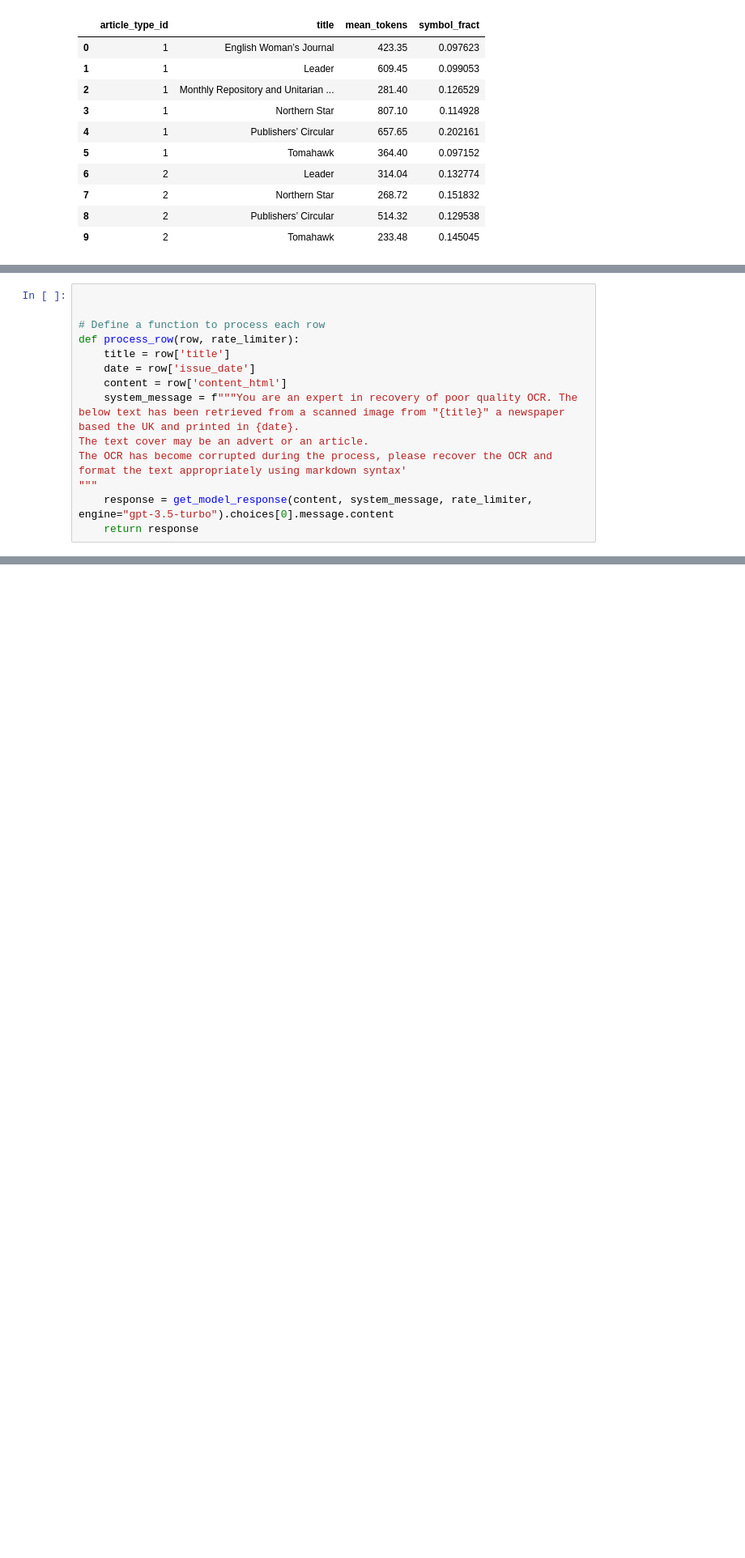
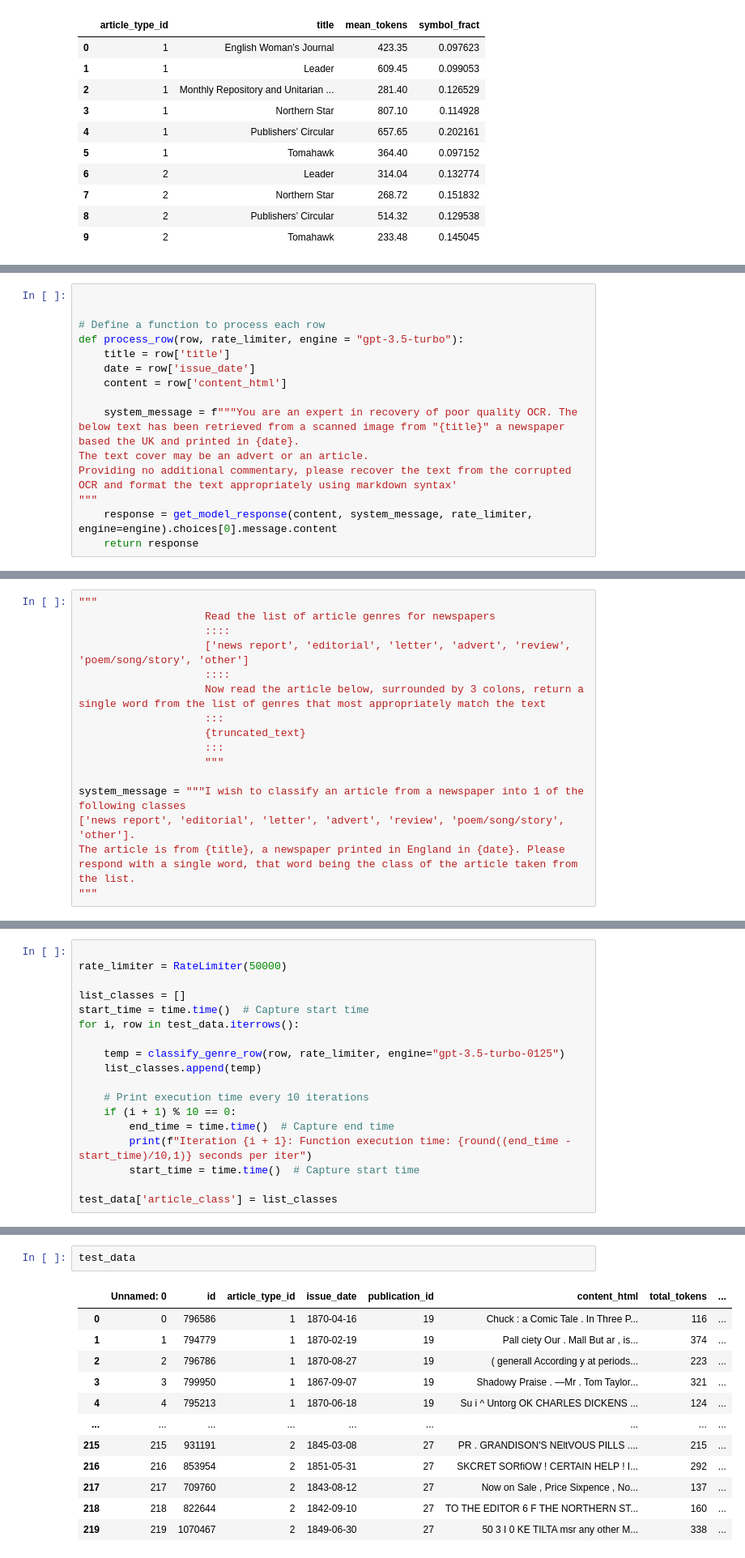
Before and after one commit to JonnoB/redigitalize, a Jupyter notebook: create_test_set.ipynb, the cells around one changed output, grey strips where cells are left out. Shown at 81% size. Cells and saved outputs as stored; diff of their text form; blank space fills up the shorter version.

```diff
--- a/create_test_set.ipynb
+++ b/create_test_set.ipynb
@@ -145,13 +183,14 @@ test
 
 
 # Define a function to process each row
-def process_row(row, rate_limiter):
+def process_row(row, rate_limiter, engine = "gpt-3.5-turbo"):
     title = row['title']
     date = row['issue_date']
     content = row['content_html']
+
     system_message = f"""You are an expert in recovery of poor quality OCR. The below text has been retrieved from a scanned image from "{title}" a newspaper based the UK and printed in {date}.
 The text cover may be an advert or an article.
-The OCR has become corrupted during the process, please recover the OCR and format the text appropriately using markdown syntax'
+Providing no additional commentary, please recover the text from the corrupted OCR and format the text appropriately using markdown syntax'
 """
-    response = get_model_response(content, system_message, rate_limiter, engine="gpt-3.5-turbo").choices[0].message.content
+    response = get_model_response(content, system_message, rate_limiter, engine=engine).choices[0].message.content
     return response
@@ -200,0 +348,16 @@ Length: 220, dtype: object
+# %%
+"""
+                    Read the list of article genres for newspapers
+                    ::::
+                    ['news report', 'editorial', 'letter', 'advert', 'review', 'poem/song/story', 'other']
+                    ::::
+                    Now read the article below, surrounded by 3 colons, return a single word from the list of genres that most appropriately match the text
+                    :::
+                    {truncated_text}
+                    :::
+                    """
+
+system_message = """I wish to classify an article from a newspaper into 1 of the following classes
+['news report', 'editorial', 'letter', 'advert', 'review', 'poem/song/story', 'other'].
+The article is from {title}, a newspaper printed in England in {date}. Please respond with a single word, that word being the class of the article taken from the list.
+"""
@@ -200,0 +410,18 @@ Length: 220, dtype: object
+# %%
+
+rate_limiter = RateLimiter(50000)
+
+list_classes = []
+start_time = time.time()  # Capture start time
+for i, row in test_data.iterrows():
+
+    temp = classify_genre_row(row, rate_limiter, engine="gpt-3.5-turbo-0125")
+    list_classes.append(temp)
+
+    # Print execution time every 10 iterations
+    if (i + 1) % 10 == 0:
+        end_time = time.time()  # Capture end time
+        print(f"Iteration {i + 1}: Function execution time: {round((end_time - start_time)/10,1)} seconds per iter")
+        start_time = time.time()  # Capture start time
+
+test_data['article_class'] = list_classes
@@ -200,0 +463,15 @@ Length: 220, dtype: object
+# %%
+test_data
+# %% [output]
+|  | Unnamed: 0 | id | article_type_id | issue_date | publication_id | content_html | total_tokens | ... |
+| 0 | 0 | 796586 | 1 | 1870-04-16 | 19 | Chuck : a Comic Tale . In Three P... | 116 | ... |
+| 1 | 1 | 794779 | 1 | 1870-02-19 | 19 | Pall ciety Our . Mall But ar , is... | 374 | ... |
+| 2 | 2 | 796786 | 1 | 1870-08-27 | 19 | ( generall According y at periods... | 223 | ... |
+| 3 | 3 | 799950 | 1 | 1867-09-07 | 19 | Shadowy Praise . —Mr . Tom Taylor... | 321 | ... |
+| 4 | 4 | 795213 | 1 | 1870-06-18 | 19 | Su i ^ Untorg OK CHARLES DICKENS ... | 124 | ... |
+| ... | ... | ... | ... | ... | ... | ... | ... | ... |
+| 215 | 215 | 931191 | 2 | 1845-03-08 | 27 | PR . GRANDISON'S NEltVOUS PILLS .... | 215 | ... |
+| 216 | 216 | 853954 | 2 | 1851-05-31 | 27 | SKCRET SORfiOW ! CERTAIN HELP ! I... | 292 | ... |
+| 217 | 217 | 709760 | 2 | 1843-08-12 | 27 | Now on Sale , Price Sixpence , No... | 137 | ... |
+| 218 | 218 | 822644 | 2 | 1842-09-10 | 27 | TO THE EDITOR 6 F THE NORTHERN ST... | 160 | ... |
+| 219 | 219 | 1070467 | 2 | 1849-06-30 | 27 | 50 3 I 0 KE TILTA msr any other M... | 338 | ... |
```
Also changed, not shown: parts of 27 cells of this notebook, 1 other file.
